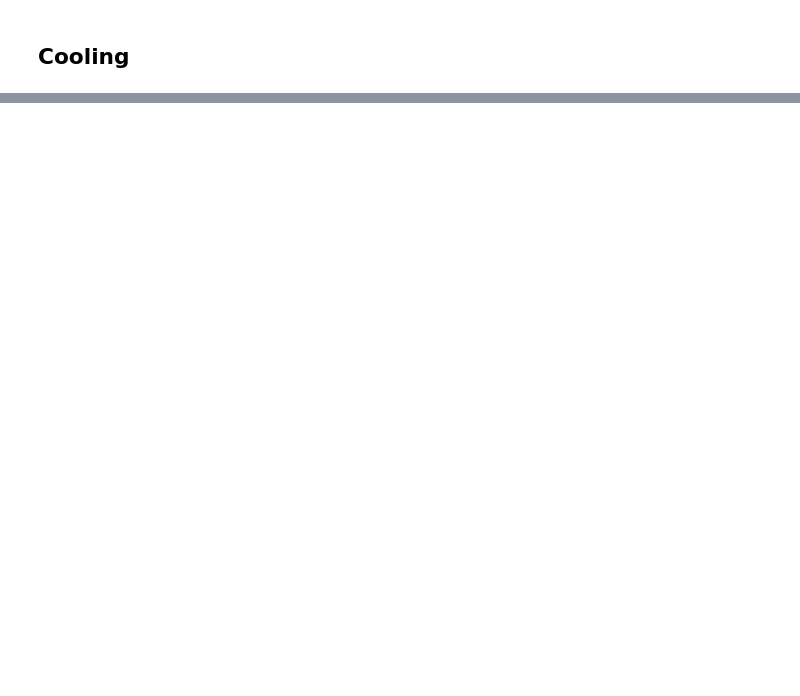
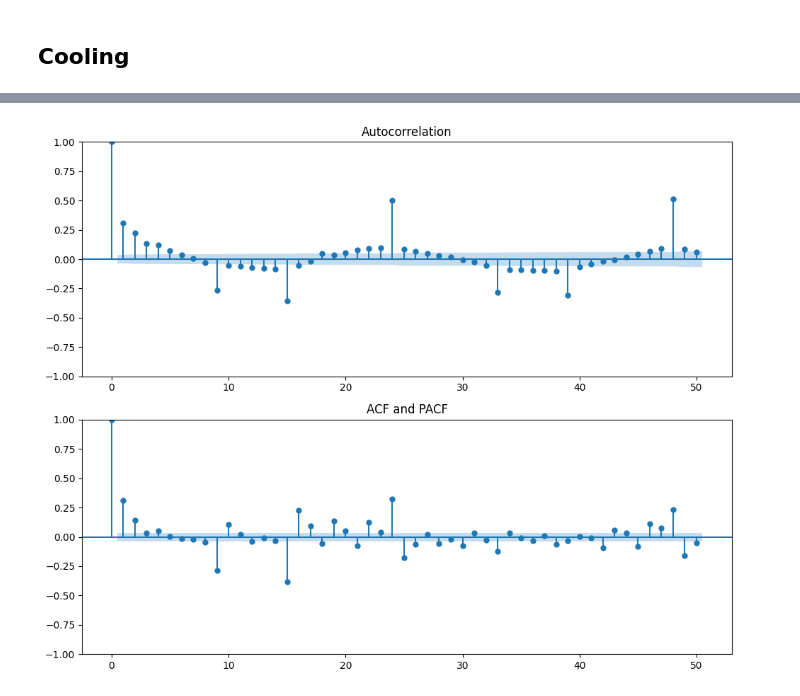
Before and after one commit to adrianlopezlanchares/Space-Conditioning-Electrification, a Jupyter notebook: consumption/full-prediction/full_prediction.ipynb, the cells around one changed output, grey strips where cells are left out. Saved outputs shown, nothing was run; the diff lists cells and outputs as text; code cells hidden in the pictures; blank space fills up the shorter version.

```diff
--- a/consumption/full-prediction/full_prediction.ipynb
+++ b/consumption/full-prediction/full_prediction.ipynb
@@ -542,0 +659,19 @@ np.float64(20085.716105671712)
+# %%
+# Make sure heating_endog_train and heating_exog_train have hourly frequency
+cooling_endog_train = cooling_endog_train.asfreq('h')
+cooling_exog_train = cooling_exog_train.asfreq('h')
+
+cooling_endog_train.ffill(inplace=True)
+cooling_exog_train.ffill(inplace=True)
+cooling_endog_train.bfill(inplace=True)
+cooling_exog_train.bfill(inplace=True)
+# %%
+cooling_arima_model = ARIMA(
+    endog=cooling_endog_train,
+    exog=cooling_exog_train,
+    order=(1, 0, 0),
+    seasonal_order=(1, 0, 0, 24),
+    freq="h",
+)
+# %%
+cooling_arima_model_fit = cooling_arima_model.fit()
@@ -542,0 +698,11 @@ np.float64(20085.716105671712)
+# %%
+# Plot ACF and PACF
+
+fig, ax = plt.subplots(2, 1, figsize=(10, 8))
+plot_acf(cooling_arima_model_fit.resid, lags=50, ax=ax[0])
+plot_pacf(cooling_arima_model_fit.resid, lags=50, ax=ax[1])
+plt.title("ACF and PACF")
+plt.tight_layout()
+plt.show()
+# %% [output]
+[figure, added]
```
Also changed, not shown: parts of 27 cells of this notebook, 2 other files.
